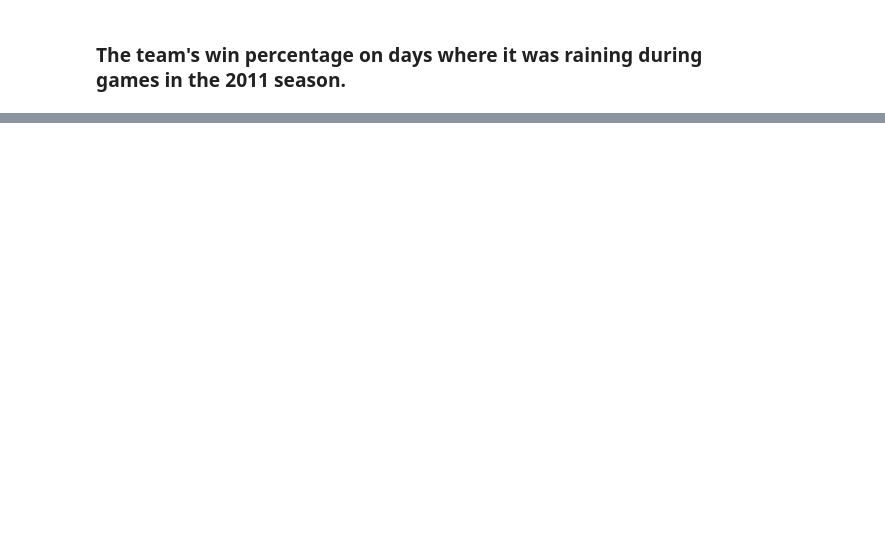
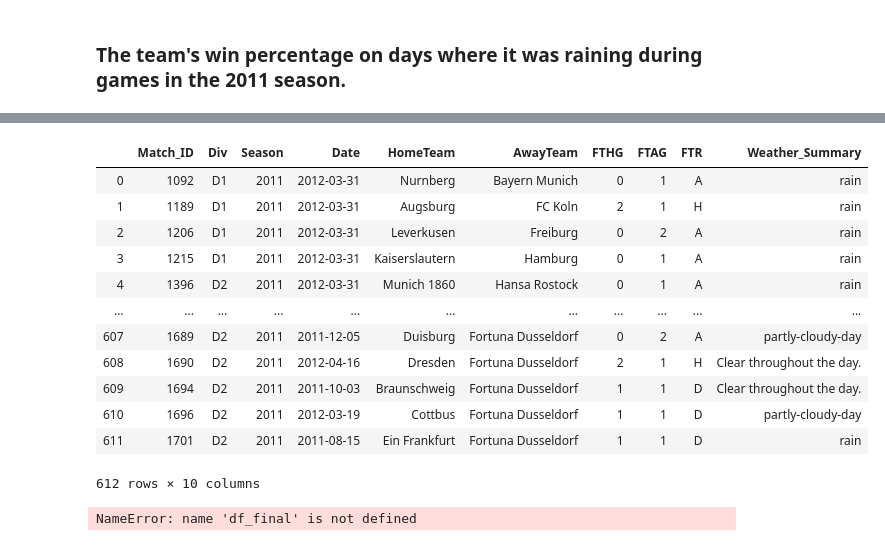
Before and after one commit to valmadrid/london-ds-100719-M2-project-template, a Jupyter notebook: valmadrid.ipynb, the cells around one changed output, grey strips where cells are left out. Cells and saved outputs as stored; diff of their text form; code cells hidden in the pictures; blank space fills up the shorter version.

```diff
--- a/valmadrid.ipynb
+++ b/valmadrid.ipynb
@@ -363,9 +361,8 @@ plt.show()
 # %%
-df_days = pd.DataFrame(df_2011["Date"].drop_duplicates(keep="first"))
-df_days["Object"] = pd.Series([])
-df_days["Weather"] = pd.Series([])
+# df_days = pd.DataFrame(df_2011["Date"].drop_duplicates(keep="first"))
+# df_days["Object"] = pd.Series([])
+# df_days["Weather_Summary"] = pd.Series([])
 
-for i in range(len(df_days["Date"])):
-    df_days["Object"].iloc[i] = W(df_days["Date"].iloc[i])
-    df_days["Weather"].iloc[i] = df_days["Object"].iloc[i].link
-df_days
+# for i in range(len(df_days["Date"])):
+#     df_days["Object"].iloc[i] = Weather(df_days["Date"].iloc[i])
+#     df_days["Weather_Summary"].iloc[i] = df_days["Object"].iloc[i].weather
@@ -431,0 +397,18 @@ response['daily']['data'][0]['summary']
+# %%
+df_final = pd.merge(df_2011, df_days, on = "Date")
+df_final.drop(columns = "Object", inplace = True)
+df_final
+# %% [output]
+|  | Match_ID | Div | Season | Date | HomeTeam | AwayTeam | FTHG | FTAG | FTR | Weather_Summary |
+| 0 | 1092 | D1 | 2011 | 2012-03-31 | Nurnberg | Bayern Munich | 0 | 1 | A | rain |
+| 1 | 1189 | D1 | 2011 | 2012-03-31 | Augsburg | FC Koln | 2 | 1 | H | rain |
+| 2 | 1206 | D1 | 2011 | 2012-03-31 | Leverkusen | Freiburg | 0 | 2 | A | rain |
+| 3 | 1215 | D1 | 2011 | 2012-03-31 | Kaiserslautern | Hamburg | 0 | 1 | A | rain |
+| 4 | 1396 | D2 | 2011 | 2012-03-31 | Munich 1860 | Hansa Rostock | 0 | 1 | A | rain |
+| ... | ... | ... | ... | ... | ... | ... | ... | ... | ... | ... |
+| 607 | 1689 | D2 | 2011 | 2011-12-05 | Duisburg | Fortuna Dusseldorf | 0 | 2 | A | partly-cloudy-day |
+| 608 | 1690 | D2 | 2011 | 2012-04-16 | Dresden | Fortuna Dusseldorf | 2 | 1 | H | Clear throughout the day. |
+| 609 | 1694 | D2 | 2011 | 2011-10-03 | Braunschweig | Fortuna Dusseldorf | 1 | 1 | D | Clear throughout the day. |
+| 610 | 1696 | D2 | 2011 | 2012-03-19 | Cottbus | Fortuna Dusseldorf | 1 | 1 | D | partly-cloudy-day |
+| 611 | 1701 | D2 | 2011 | 2011-08-15 | Ein Frankfurt | Fortuna Dusseldorf | 1 | 1 | D | rain |
+612 rows × 10 columns
@@ -431,0 +417,5 @@ response['daily']['data'][0]['summary']
+# %%
+df_final.drop(columns = "Weather_Summary", inplace = True)
+df_final
+# %% [output]
+NameError: name 'df_final' is not defined
```
Also changed, not shown: parts of 16 cells of this notebook, 1 other file.
